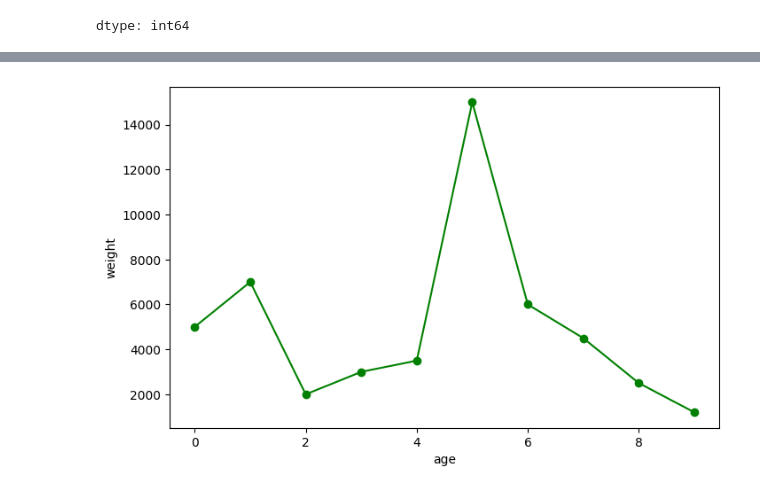
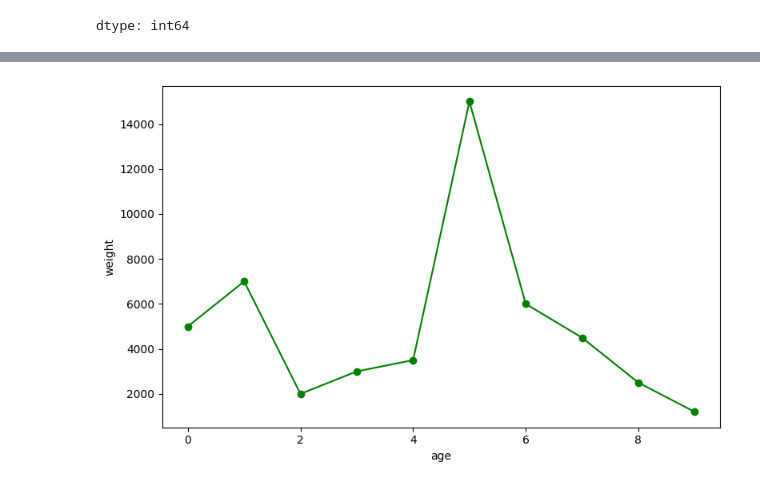
Before and after one commit to gurudattamanpreet/Practice, a Jupyter notebook: Shiv_Concept_Class.ipynb, the cells around one changed output, grey strips where cells are left out. Saved outputs shown, nothing was run; the diff lists cells and outputs as text; code cells hidden in the pictures.

```diff
--- a/Shiv_Concept_Class.ipynb
+++ b/Shiv_Concept_Class.ipynb
@@ -679,9 +679,10 @@ df.head()
 # %%
 fig=plt.figure(figsize=(8,5),dpi=100)
 plt.plot(df['num_of_students'],color='green',marker='o')
 plt.xlabel('age')
 plt.ylabel('weight')
 fig.savefig('students.png')
+plt.tight_layout()
 plt.show()
 # %% [output]
-[figure, old version]
+[figure, new version]
```
Also changed, not shown: parts of 2 cells of this notebook.
